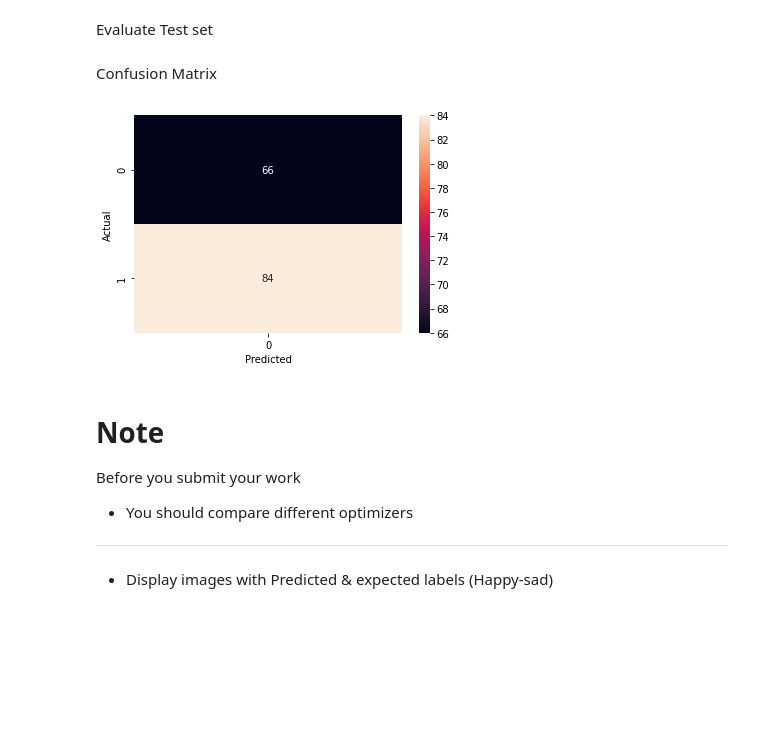
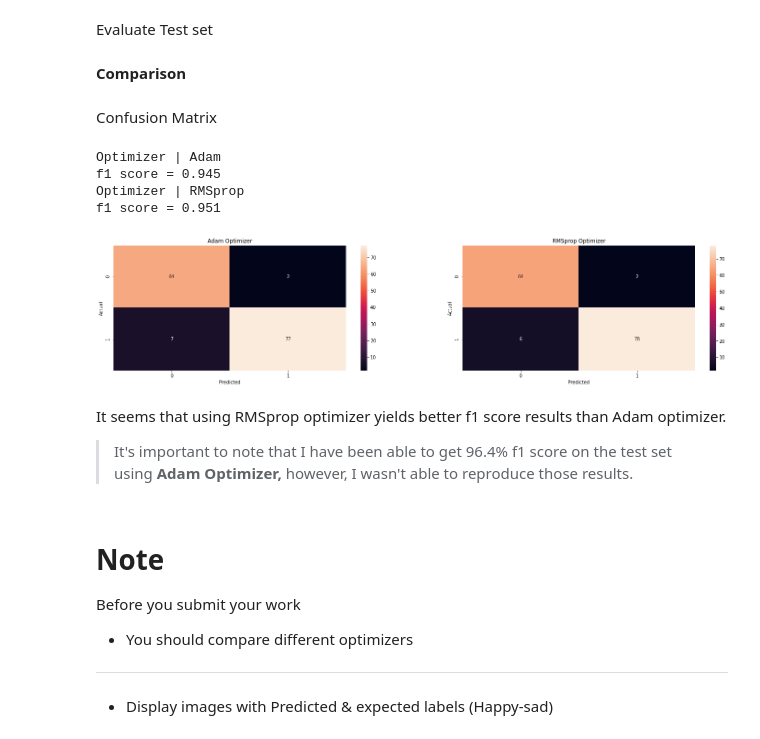
Before and after one commit to beriagraphics/SIC, a Jupyter notebook: Happy-House/ToDo_CP_Happy_house [Farouk BLIDI].ipynb, the cells around one changed output. Drawn from its saved outputs; the diff is of its cells as text; code cells hidden in the pictures; blank space fills up the shorter version.

```diff
--- a/Happy-House/ToDo_CP_Happy_house [Farouk BLIDI].ipynb
+++ b/Happy-House/ToDo_CP_Happy_house [Farouk BLIDI].ipynb
@@ -182,13 +238,36 @@ test_predictions = np.argmax(test_logits, axis=1)
+# %% [markdown]
+**Comparison**
 # %% [markdown]
 Confusion Matrix
-# %%
-# Code Here
-import pandas as pd
-confusion_matrix = pd.crosstab(Y_test_orig[0], test_predictions, rownames=['Actual'], colnames=['Predicted'])
-sns.heatmap(confusion_matrix, annot=True)
-plt.show()
-# %% [output]
-[figure, removed]
+# %%
+# Code Here
+print("Optimizer | Adam")
+print("f1 score = %.3f" % f1_score(Y_test_orig[0], test_predictions_adam))
+
+print("Optimizer | RMSprop")
+print("f1 score = %.3f" % f1_score(Y_test_orig[0], test_predictions_RMSprop))
+plt.figure(figsize=[25,5])
+
+plt.subplot(121)
+confusion_matrix_adam = pd.crosstab(Y_test_orig[0], test_predictions_adam, rownames=['Actual'], colnames=['Predicted'])
+sns.heatmap(confusion_matrix_adam, annot=True)
+plt.title("Adam Optimizer")
+
+plt.subplot(122)
+confusion_matrix_RMSprop = pd.crosstab(Y_test_orig[0], test_predictions_RMSprop, rownames=['Actual'], colnames=['Predicted'])
+sns.heatmap(confusion_matrix_RMSprop, annot=True)
+plt.title("RMSprop Optimizer")
+plt.show()
+# %% [output]
+Optimizer | Adam
+f1 score = 0.945
+Optimizer | RMSprop
+f1 score = 0.951
+[figure, added]
+# %% [markdown]
+It seems that using RMSprop optimizer yields better f1 score results than Adam optimizer.
+
+> It's important to note that I have been able to get 96.4% f1 score on the test set using **Adam Optimizer,** however, I wasn't able to reproduce those results.
 # %% [markdown]
 # Note
 
```
Also changed, not shown: parts of 14 cells of this notebook.
